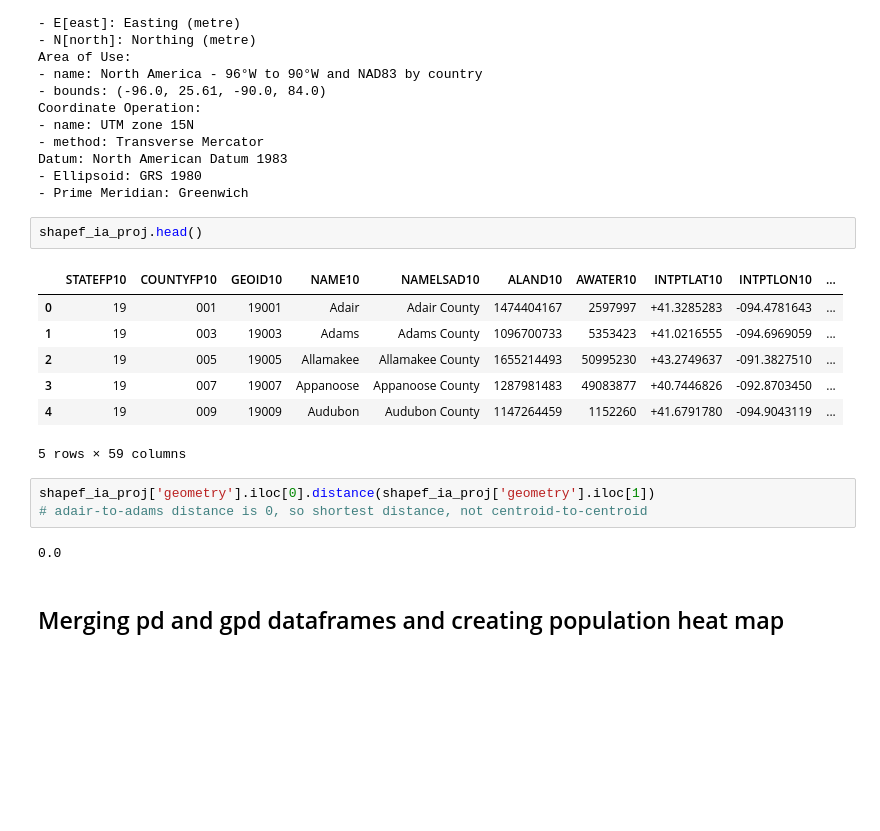
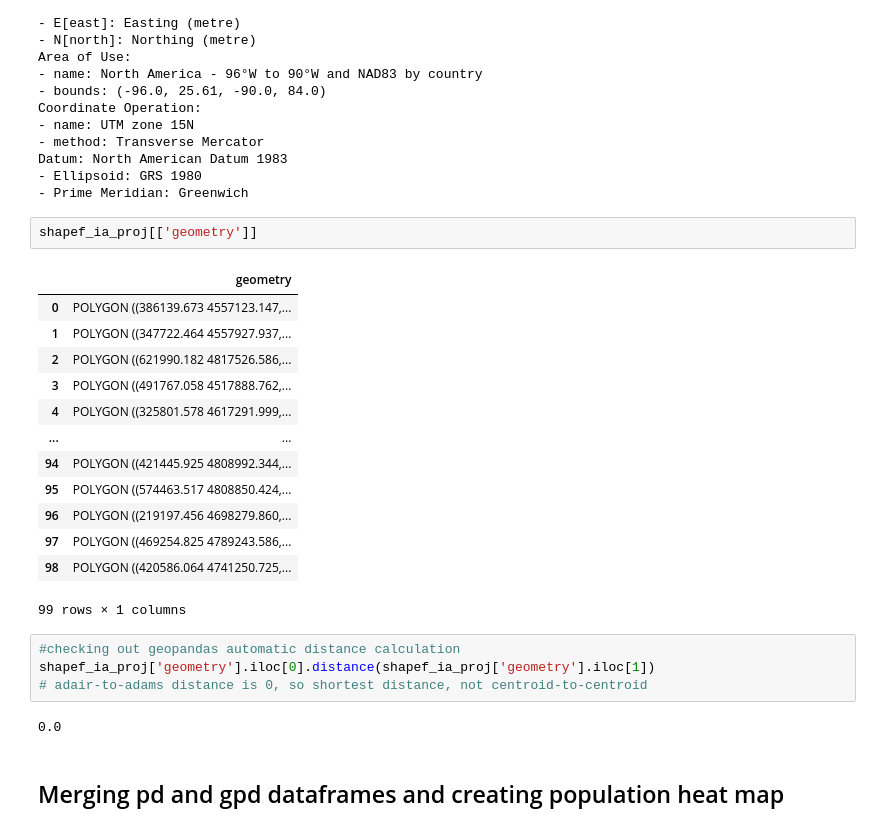
Before and after one commit to stefaniegwangphd/ia-redistricting, a Jupyter notebook: Iowa_contiguousdistricting.ipynb, the cells around one changed output. Saved outputs shown, nothing was run; the diff lists cells and outputs as text; blank space fills up the shorter version.

```diff
--- a/Iowa_contiguousdistricting.ipynb
+++ b/Iowa_contiguousdistricting.ipynb
@@ -94,16 +104,23 @@ Datum: North American Datum 1983
 - Ellipsoid: GRS 1980
 - Prime Meridian: Greenwich
 # %%
-shapef_ia_proj.head()
+shapef_ia_proj[['geometry']]
 # %% [output]
-|  | STATEFP10 | COUNTYFP10 | GEOID10 | NAME10 | NAMELSAD10 | ALAND10 | AWATER10 | INTPTLAT10 | INTPTLON10 | ... |
-| 0 | 19 | 001 | 19001 | Adair | Adair County | 1474404167 | 2597997 | +41.3285283 | -094.4781643 | ... |
-| 1 | 19 | 003 | 19003 | Adams | Adams County | 1096700733 | 5353423 | +41.0216555 | -094.6969059 | ... |
-| 2 | 19 | 005 | 19005 | Allamakee | Allamakee County | 1655214493 | 50995230 | +43.2749637 | -091.3827510 | ... |
-| 3 | 19 | 007 | 19007 | Appanoose | Appanoose County | 1287981483 | 49083877 | +40.7446826 | -092.8703450 | ... |
-| 4 | 19 | 009 | 19009 | Audubon | Audubon County | 1147264459 | 1152260 | +41.6791780 | -094.9043119 | ... |
+|  | geometry |
+| 0 | POLYGON ((386139.673 4557123.147,... |
+| 1 | POLYGON ((347722.464 4557927.937,... |
+| 2 | POLYGON ((621990.182 4817526.586,... |
+| 3 | POLYGON ((491767.058 4517888.762,... |
+| 4 | POLYGON ((325801.578 4617291.999,... |
+| ... | ... |
+| 94 | POLYGON ((421445.925 4808992.344,... |
+| 95 | POLYGON ((574463.517 4808850.424,... |
+| 96 | POLYGON ((219197.456 4698279.860,... |
+| 97 | POLYGON ((469254.825 4789243.586,... |
+| 98 | POLYGON ((420586.064 4741250.725,... |
-5 rows × 59 columns
+99 rows × 1 columns
 # %%
+#checking out geopandas automatic distance calculation
 shapef_ia_proj['geometry'].iloc[0].distance(shapef_ia_proj['geometry'].iloc[1])
 # adair-to-adams distance is 0, so shortest distance, not centroid-to-centroid
 # %% [output]
```
Also changed, not shown: parts of 84 cells of this notebook.
